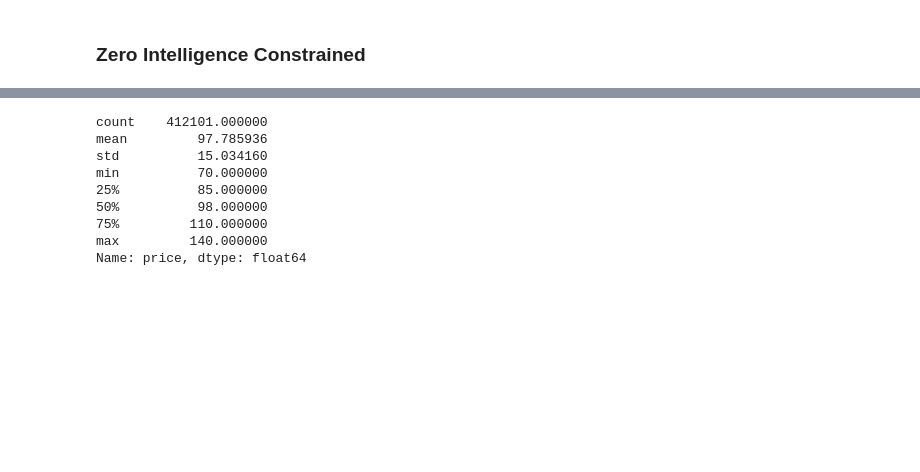
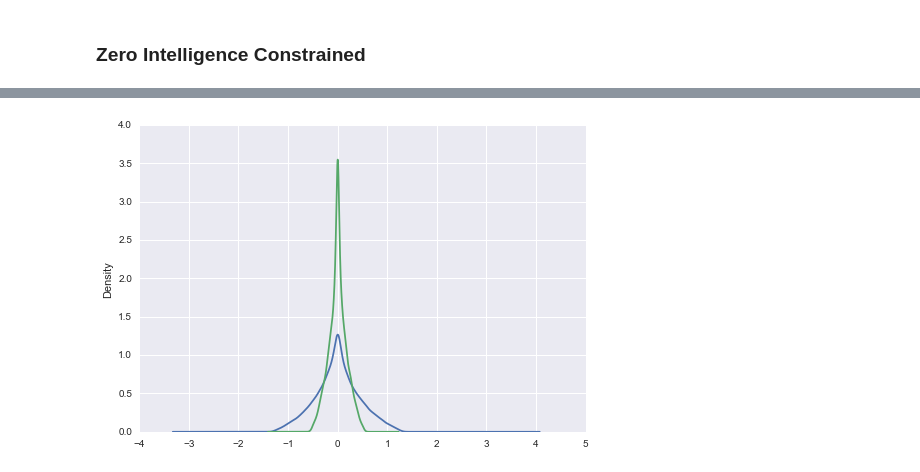
Before and after one commit to ScalABM/models-library, a Jupyter notebook: gode-sunder/gode-sunder-model.ipynb, the cells around one changed output, grey strips where cells are left out. Drawn from its saved outputs; the diff is of its cells as text; code cells hidden in the pictures; blank space fills up the shorter version.

```diff
--- a/gode-sunder/gode-sunder-model.ipynb
+++ b/gode-sunder/gode-sunder-model.ipynb
@@ -286,13 +285,7 @@ max          3.120895
 Name: log_returns, dtype: float64
-# %%
-zic_data.price.describe()
-# %% [output]
-count    412101.000000
-mean         97.785936
-std          15.034160
-min          70.000000
-25%          85.000000
-50%          98.000000
-75%         110.000000
-max         140.000000
-Name: price, dtype: float64
+# %%
+zi_data.log_returns.dropna().plot(kind='kde', label='Unconstrained')
+zic_data.log_returns.dropna().plot(kind='kde', label='Constrained')
+plt.show()
+# %% [output]
+[figure, added]
```
Also changed, not shown: parts of 24 cells of this notebook, 1 other file.
